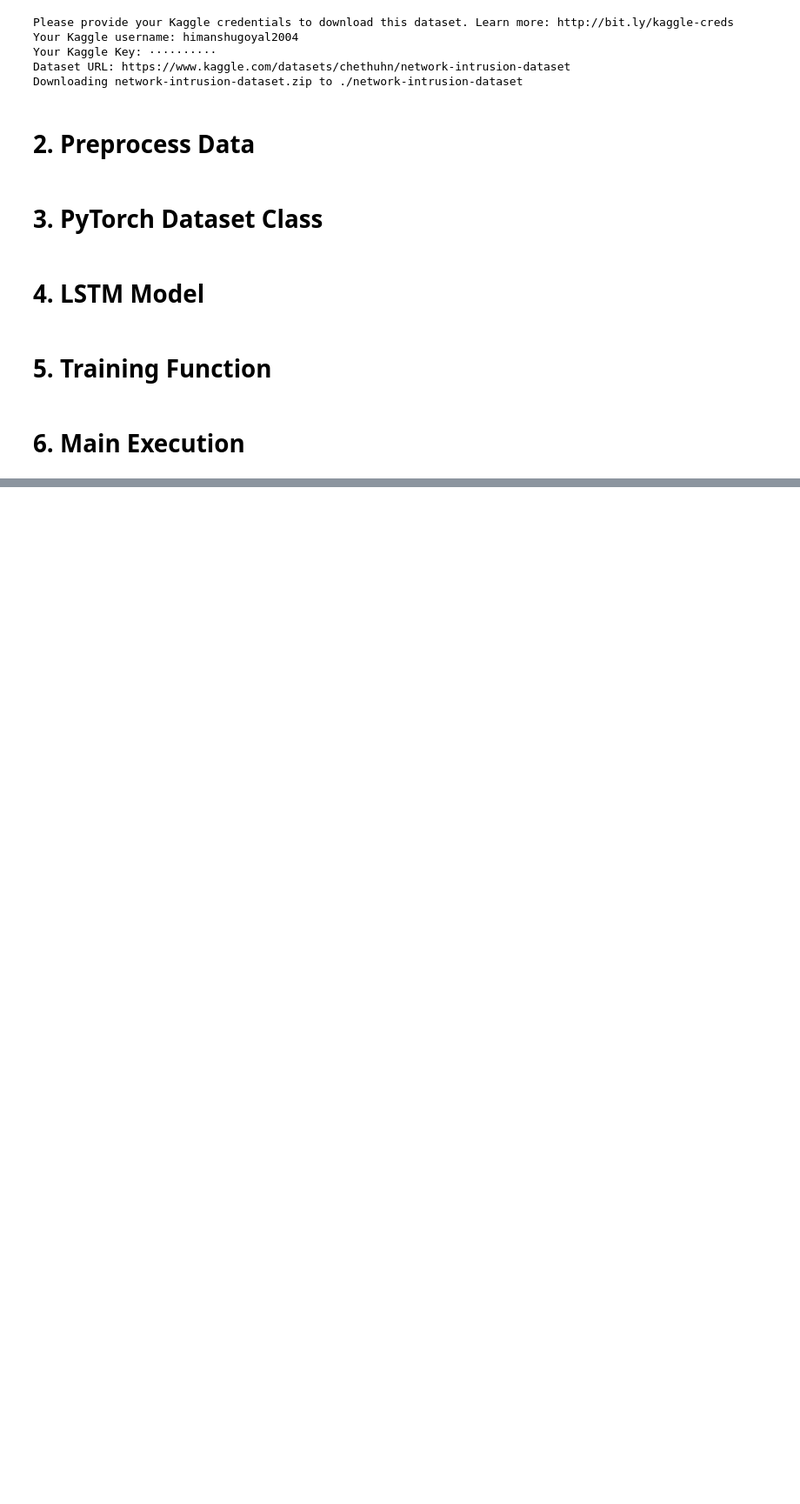
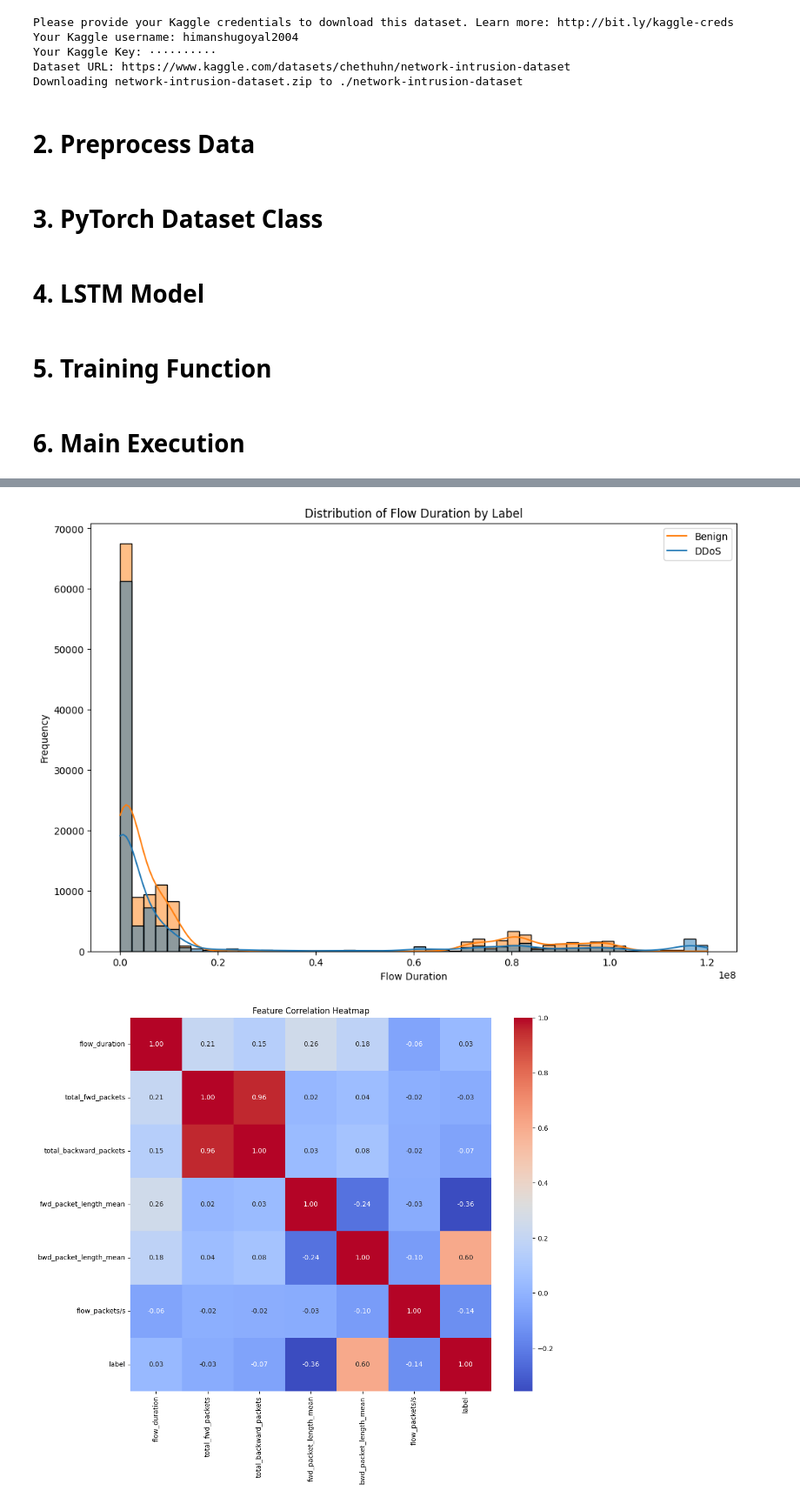
Before and after one commit to banno-0720/Deep-Learning-Projects, a Jupyter notebook: IntrusionDetection.ipynb, the cells around one changed output, grey strips where cells are left out. Shown at 87% size. Saved outputs shown, nothing was run; the diff lists cells and outputs as text; code cells hidden in the pictures; blank space fills up the shorter version.

Commit message:
Added some visualization,made predictions on random data,save and loaded model

```diff
--- a/IntrusionDetection.ipynb
+++ b/IntrusionDetection.ipynb
@@ -205,0 +206,38 @@ Training Complete!
+# %%
+import seaborn as sns
+import matplotlib.pyplot as plt
+
+def plot_feature_distribution(data):
+    plt.figure(figsize=(12, 8))
+    sns.histplot(data=data, x="flow_duration", hue="label", kde=True, bins=50)
+    plt.title("Distribution of Flow Duration by Label")
+    plt.xlabel("Flow Duration")
+    plt.ylabel("Frequency")
+    plt.legend(["Benign", "DDoS"])
+    plt.show()
+# %%
+def plot_detection_over_time(y_true, y_pred):
+    plt.figure(figsize=(12, 6))
+    time = np.arange(len(y_true))
+    plt.plot(time, y_true, label="True Labels", alpha=0.6)
+    plt.plot(time, y_pred, label="Predicted Labels", linestyle="--", alpha=0.6)
+    plt.title("DDoS Detection Over Time")
+    plt.xlabel("Time")
+    plt.ylabel("Detection (0: Benign, 1: DDoS)")
+    plt.legend()
+    plt.show()
+# %%
+def plot_correlation_heatmap(data):
+    plt.figure(figsize=(12, 10))
+    corr = data.corr()
+    sns.heatmap(corr, annot=True, fmt=".2f", cmap="coolwarm")
+    plt.title("Feature Correlation Heatmap")
+    plt.show()
+# %%
+plot_feature_distribution(data)
+plot_correlation_heatmap(data)
+y_pred = (np.random.rand(len(y)) > 0.5).astype(int)  # Example random predictions
+plot_detection_over_time(y, y_pred)
+# %% [output]
+[figure, added]
+[figure, added]
```
Also changed, not shown: parts of 12 cells of this notebook.
